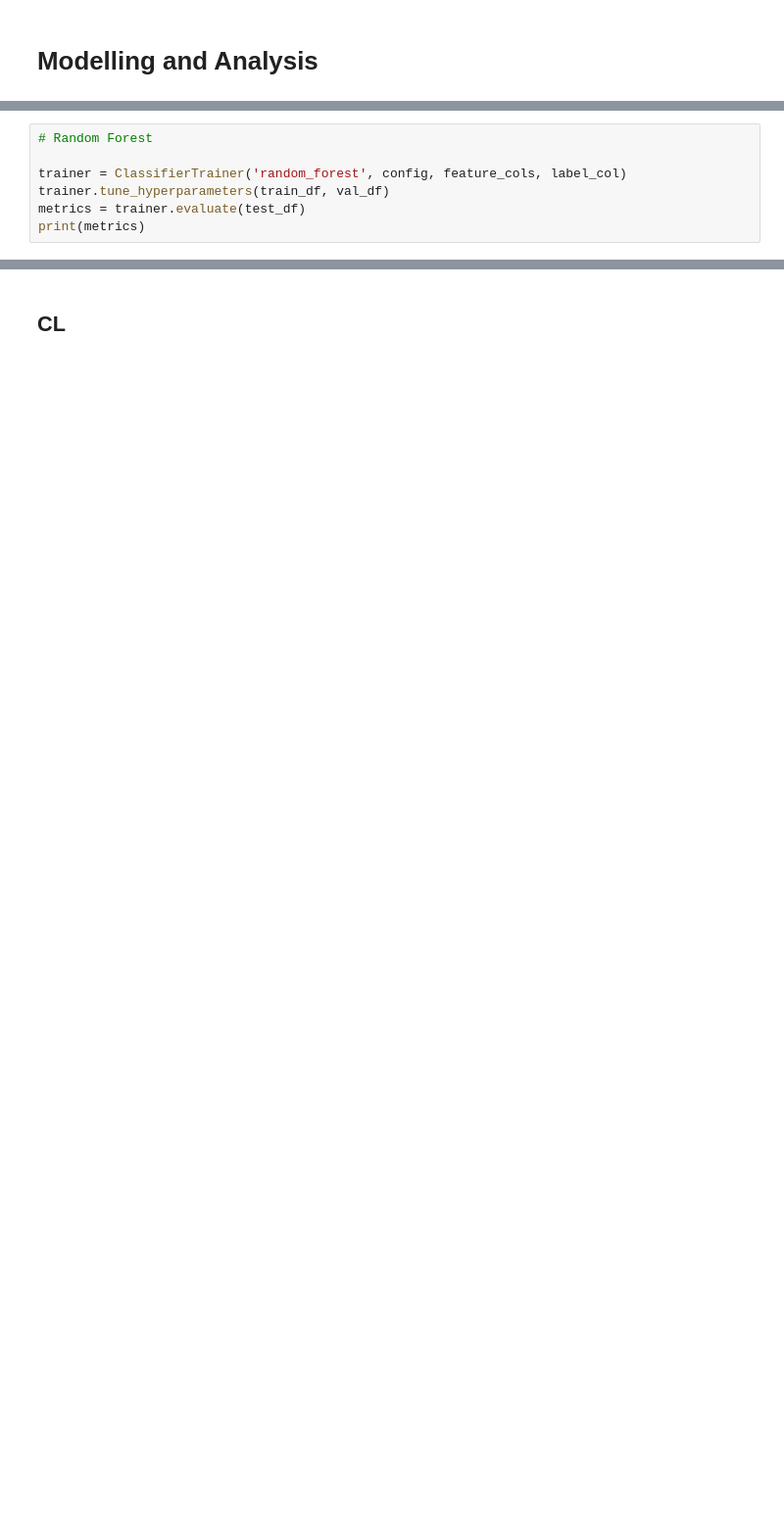
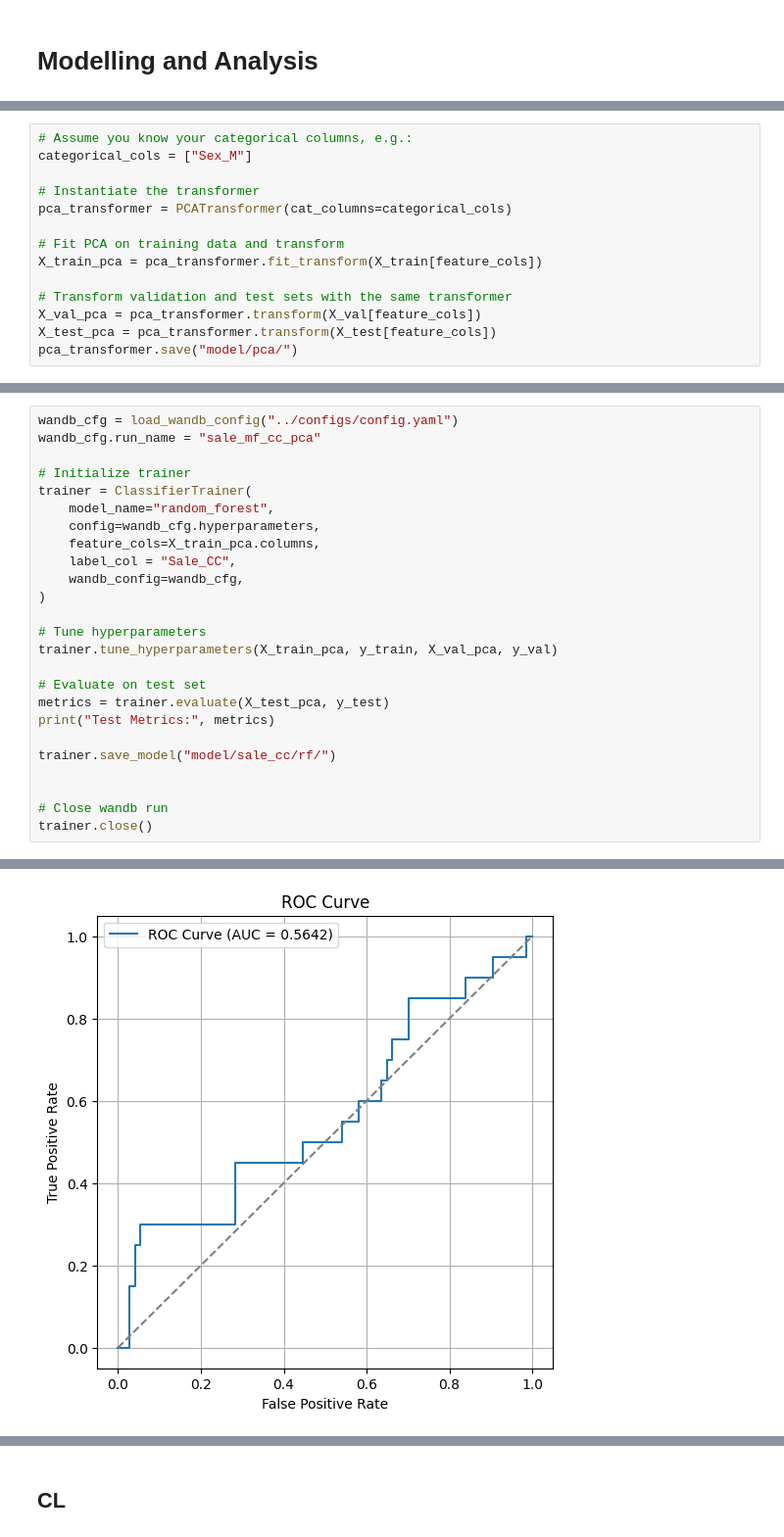
Before and after one commit to ngweixuan1/propensity_prediction, a Jupyter notebook: training/notebooks/02_modelling.ipynb, the cells around one changed output, grey strips where cells are left out. Shown at 98% size. Drawn from its saved outputs; the diff is of its cells as text; blank space fills up the shorter version.

```diff
--- a/training/notebooks/02_modelling.ipynb
+++ b/training/notebooks/02_modelling.ipynb
@@ -522,0 +823,14 @@ trainer.close()
+# %%
+# Assume you know your categorical columns, e.g.:
+categorical_cols = ["Sex_M"]
+
+# Instantiate the transformer
+pca_transformer = PCATransformer(cat_columns=categorical_cols)
+
+# Fit PCA on training data and transform
+X_train_pca = pca_transformer.fit_transform(X_train[feature_cols])
+
+# Transform validation and test sets with the same transformer
+X_val_pca = pca_transformer.transform(X_val[feature_cols])
+X_test_pca = pca_transformer.transform(X_test[feature_cols])
+pca_transformer.save("model/pca/")
@@ -525,7 +983,26 @@ trainer.close()
 # %%
-# Random Forest
+wandb_cfg = load_wandb_config("../configs/config.yaml")
+wandb_cfg.run_name = "sale_mf_cc_pca"
 
-trainer = ClassifierTrainer('random_forest', config, feature_cols, label_col)
-trainer.tune_hyperparameters(train_df, val_df)
-metrics = trainer.evaluate(test_df)
-print(metrics)
+# Initialize trainer
+trainer = ClassifierTrainer(
+    model_name="random_forest",
+    config=wandb_cfg.hyperparameters,
+    feature_cols=X_train_pca.columns,
+    label_col = "Sale_CC",
+    wandb_config=wandb_cfg,
+)
+
+# Tune hyperparameters
+trainer.tune_hyperparameters(X_train_pca, y_train, X_val_pca, y_val)
+
+# Evaluate on test set
+metrics = trainer.evaluate(X_test_pca, y_test)
+print("Test Metrics:", metrics)
+
+trainer.save_model("model/sale_cc/rf/")
+
+
+# Close wandb run
+trainer.close()
+# %% [output]
@@ -531,0 +1021 @@ print(metrics)
+[figure, added]
```
Also changed, not shown: parts of 34 cells of this notebook, 5 other files.
